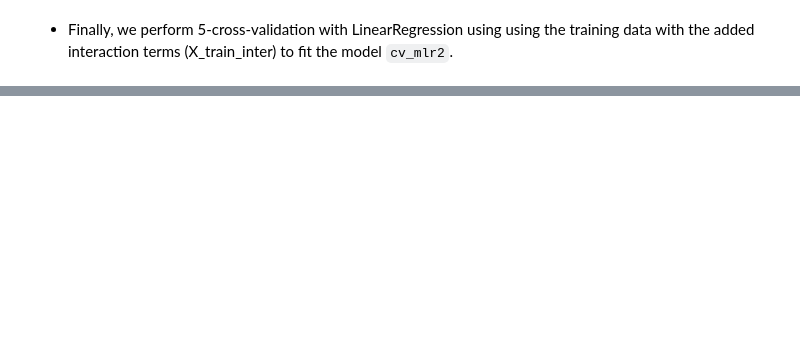
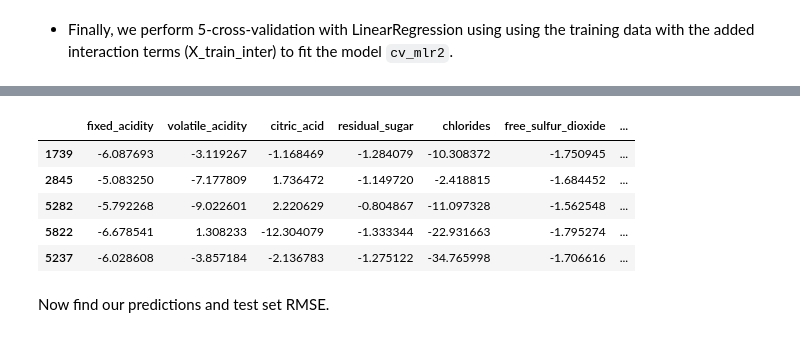
Before and after one commit to hzhoujoy/ST554_HW7, a Jupyter notebook: JoyZhou_HW7.ipynb, the cells around one changed output, grey strips where cells are left out. Saved outputs shown, nothing was run; the diff lists cells and outputs as text; code cells hidden in the pictures; blank space fills up the shorter version.

```diff
--- a/JoyZhou_HW7.ipynb
+++ b/JoyZhou_HW7.ipynb
@@ -408,0 +627,18 @@ Now, we will add a polynomial term into our MLR
+# %%
+#quick function to standardize based off of a supplied mean and std
+def my_std_fun(x, means, stds):
+    return(x-means)/stds
+#loop through the columns and use the function on each
+for x in X_test.columns:
+    X_test[x] = my_std_fun(X_test[x], means[x], stds[x])
+
+X_test.head()
+# %% [output]
+|  | fixed_acidity | volatile_acidity | citric_acid | residual_sugar | chlorides | free_sulfur_dioxide | ... |
+| 1739 | -6.087693 | -3.119267 | -1.168469 | -1.284079 | -10.308372 | -1.750945 | ... |
+| 2845 | -5.083250 | -7.177809 | 1.736472 | -1.149720 | -2.418815 | -1.684452 | ... |
+| 5282 | -5.792268 | -9.022601 | 2.220629 | -0.804867 | -11.097328 | -1.562548 | ... |
+| 5822 | -6.678541 | 1.308233 | -12.304079 | -1.333344 | -22.931663 | -1.795274 | ... |
+| 5237 | -6.028608 | -3.857184 | -2.136783 | -1.275122 | -34.765998 | -1.706616 | ... |
+# %% [markdown]
+Now find our predictions and test set RMSE.
```
Also changed, not shown: parts of 64 cells of this notebook.
